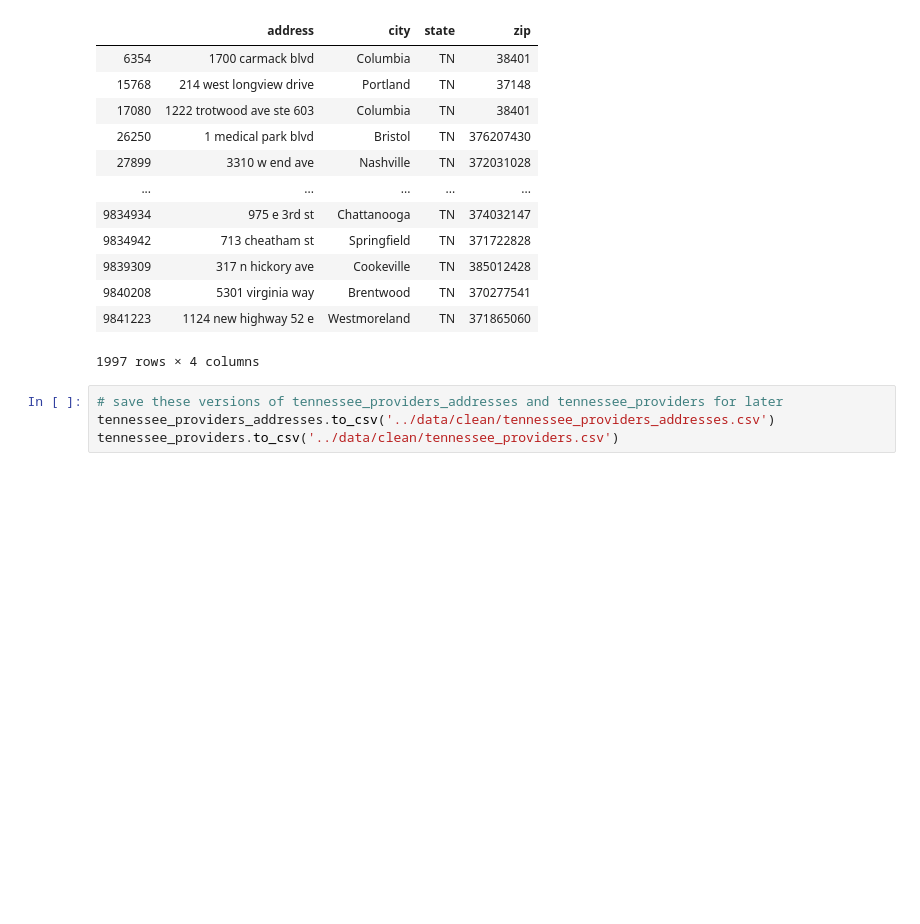
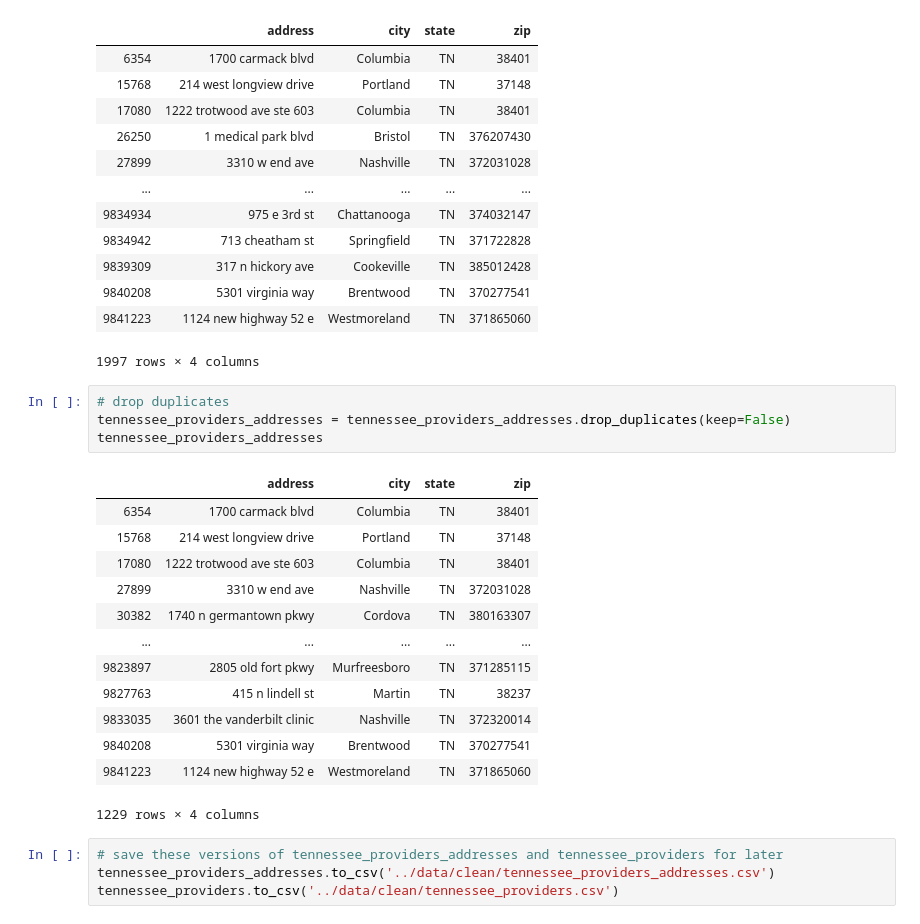
Before and after one commit to landrybutler/da2capstone, a Jupyter notebook: notebooks/01-setup_provider_dataframes.ipynb, the cells around one changed output. Cells and saved outputs as stored; diff of their text form; blank space fills up the shorter version.

```diff
--- a/notebooks/01-setup_provider_dataframes.ipynb
+++ b/notebooks/01-setup_provider_dataframes.ipynb
@@ -448,6 +448,24 @@ tennessee_providers_addresses
 | 9840208 | 5301 virginia way | Brentwood | TN | 370277541 |
 | 9841223 | 1124 new highway 52 e | Westmoreland | TN | 371865060 |
 1997 rows × 4 columns
+# %%
+# drop duplicates
+tennessee_providers_addresses = tennessee_providers_addresses.drop_duplicates(keep=False)
+tennessee_providers_addresses
+# %% [output]
+|  | address | city | state | zip |
+| 6354 | 1700 carmack blvd | Columbia | TN | 38401 |
+| 15768 | 214 west longview drive | Portland | TN | 37148 |
+| 17080 | 1222 trotwood ave ste 603 | Columbia | TN | 38401 |
+| 27899 | 3310 w end ave | Nashville | TN | 372031028 |
+| 30382 | 1740 n germantown pkwy | Cordova | TN | 380163307 |
+| ... | ... | ... | ... | ... |
+| 9823897 | 2805 old fort pkwy | Murfreesboro | TN | 371285115 |
+| 9827763 | 415 n lindell st | Martin | TN | 38237 |
+| 9833035 | 3601 the vanderbilt clinic | Nashville | TN | 372320014 |
+| 9840208 | 5301 virginia way | Brentwood | TN | 370277541 |
+| 9841223 | 1124 new highway 52 e | Westmoreland | TN | 371865060 |
+1229 rows × 4 columns
 # %%
 # save these versions of tennessee_providers_addresses and tennessee_providers for later
 tennessee_providers_addresses.to_csv('../data/clean/tennessee_providers_addresses.csv')
```
Also changed, not shown: parts of 13 cells of this notebook, 2 other files.
